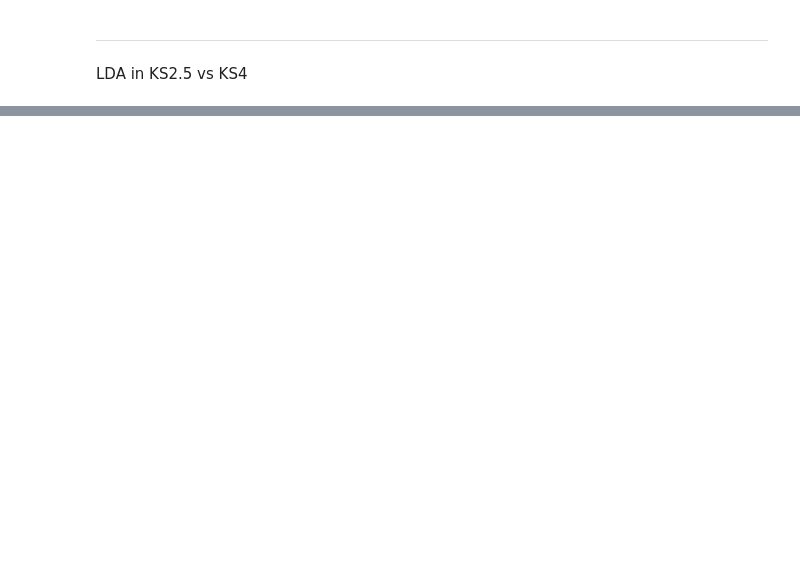
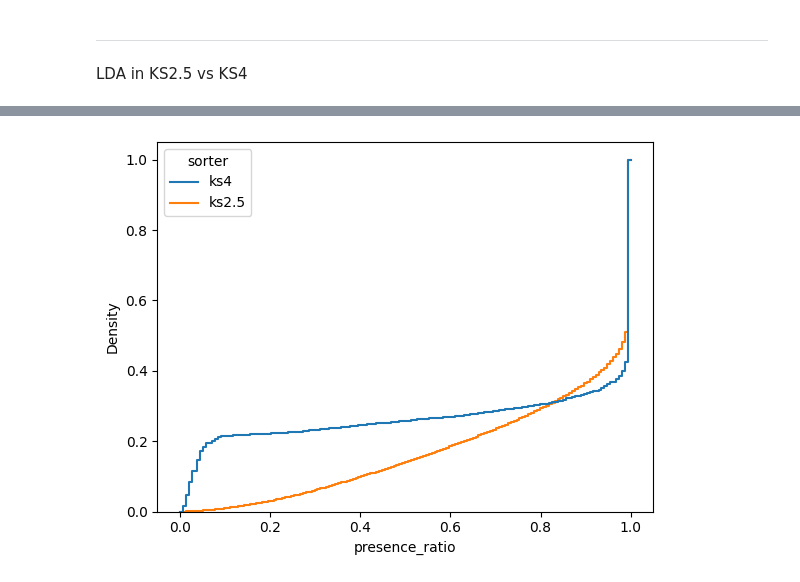
Before and after one commit to AllenNeuralDynamics/dynamic-routing-unit-drift-qc-dashboard, a Jupyter notebook: notebooks/drift_sessions.ipynb, the cells around one changed output, grey strips where cells are left out. Saved outputs shown, nothing was run; the diff lists cells and outputs as text; code cells hidden in the pictures; blank space fills up the shorter version.

Commit message:
Add ks2.5 vs ks4 plots

```diff
--- a/notebooks/drift_sessions.ipynb
+++ b/notebooks/drift_sessions.ipynb
@@ -302,0 +308,22 @@ sns.histplot(df.to_pandas(), x='lda', hue='sorter', cumulative=True, stat='densi
+# %%
+import seaborn as sns
+
+metric = 'presence_ratio'
+df = (
+    pl.scan_parquet("s3://aind-scratch-data/dynamic-routing/unit-rasters-ks4/units.parquet")
+    .select('unit_id', metric)
+    .with_columns(sorter=pl.lit('ks4'))
+    .merge_sorted(
+        other=(
+            pl.scan_parquet("s3://aind-scratch-data/dynamic-routing/cache/nwb_components/v0.0.261/consolidated/units.parquet")
+            .select('unit_id', metric)
+            # .drop_nans(metric)
+            .with_columns(sorter=pl.lit('ks2.5'))
+        ),
+        key=metric,
+    )
+    .collect()
+)
+sns.histplot(df.to_pandas(), x=metric, hue='sorter', cumulative=True, stat='density', common_norm=False, element='step', fill=False);
+# %% [output]
+[figure, added]
```
Also changed, not shown: parts of 6 cells of this notebook.
